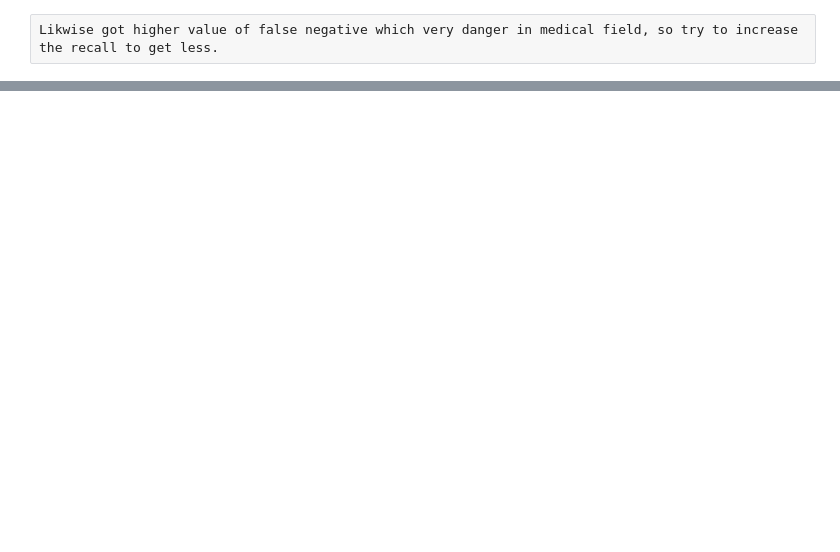
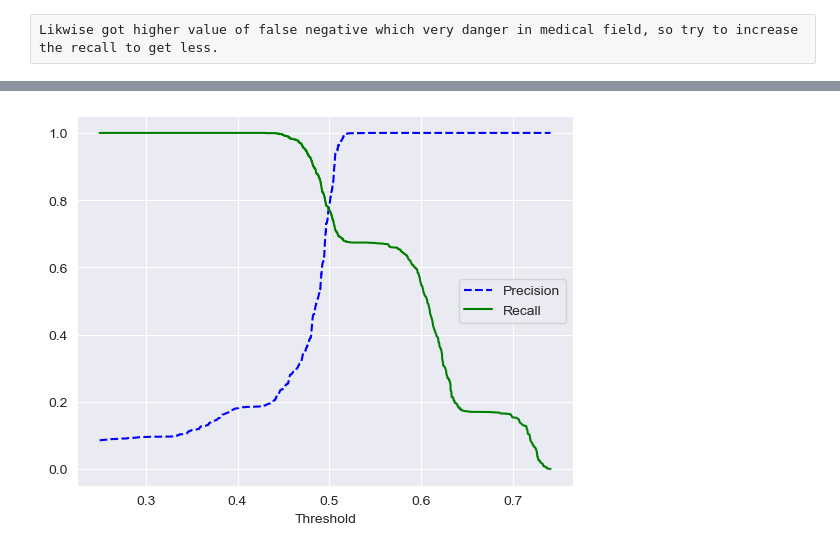
Before and after one commit to Anush72/Data_Science, a Jupyter notebook: Diabetes Projects/Diabetes_Prediction.ipynb, the cells around one changed output, grey strips where cells are left out. Drawn from its saved outputs; the diff is of its cells as text; code cells hidden in the pictures; blank space fills up the shorter version.

```diff
--- a/Diabetes Projects/Diabetes_Prediction.ipynb
+++ b/Diabetes Projects/Diabetes_Prediction.ipynb
@@ -284,0 +276,6 @@ with open('diabetes_model.pkl', 'wb') as f:
+# %%
+from imblearn.over_sampling import SMOTE
+sm = SMOTE(random_state=42)
+X_re,y_re = sm.fit_resample(X_train,y_train)
+ada_classifier = AdaBoostClassifier(algorithm='SAMME')
+ada_classifier.fit(X_re[:70000],y_re[:70000])
@@ -284,0 +289,12 @@ with open('diabetes_model.pkl', 'wb') as f:
+# %%
+from sklearn.model_selection import RandomizedSearchCV
+parameter = {
+    'n_estimators' : [50,100,150,200],
+    'learning_rate' : [0.001,0.1,1],
+}
+random_search = RandomizedSearchCV(ada_classifier,param_distributions=parameter,scoring='accuracy',cv=5,random_state=42,n_jobs=-1)
+random_search.fit(X_re,y_re)
+# best parameter
+print(f'Best Parameter: {random_search.best_params_}')
+#best score
+print(f'Best Score: {random_search.best_score_}')
@@ -284,0 +304,9 @@ with open('diabetes_model.pkl', 'wb') as f:
+# %%
+# Testing on test set
+from sklearn.metrics import classification_report, confusion_matrix
+model = random_search.best_estimator_
+y_pred = model.predict(X_test)
+report = classification_report(y_test,y_pred)
+print(f'Report: {report}')
+cm = confusion_matrix(y_test,y_pred)
+print(f'Confusion Matrix: {cm}')
@@ -284,0 +325,16 @@ with open('diabetes_model.pkl', 'wb') as f:
+# %%
+from sklearn.metrics import precision_recall_curve
+y_scores = model.predict_proba(X_test)[:, 1]  # Probability for class 1
+
+# Plot Precision-Recall Curve
+precisions, recalls, thresholds = precision_recall_curve(y_test, y_scores)
+
+import matplotlib.pyplot as plt
+plt.plot(thresholds, precisions[:-1], 'b--', label='Precision')
+plt.plot(thresholds, recalls[:-1], 'g-', label='Recall')
+plt.xlabel('Threshold')
+plt.legend()
+plt.grid(True)
+plt.show()
+# %% [output]
+[figure, added]
```
Also changed, not shown: parts of 12 cells of this notebook, 3 other files.
